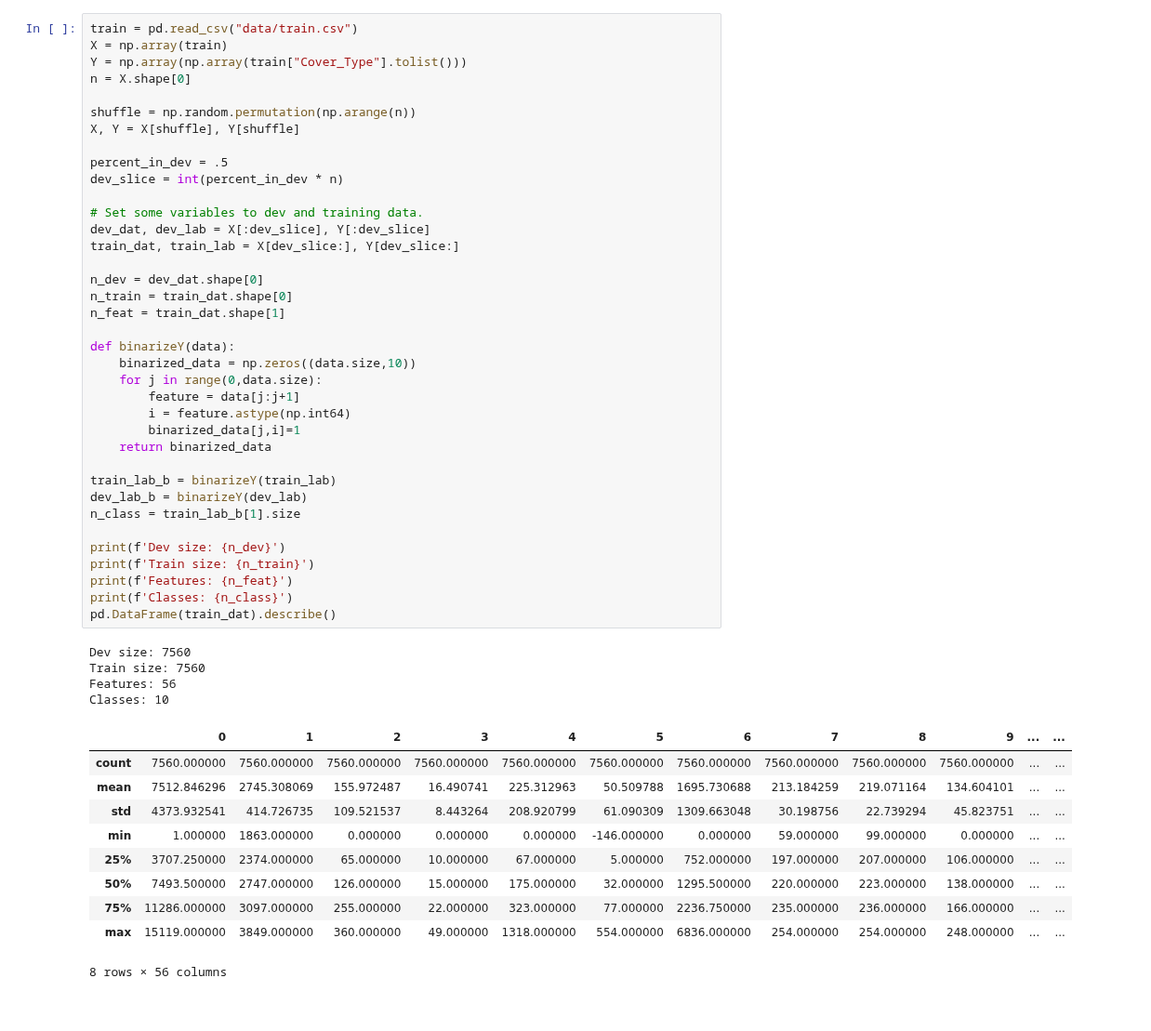
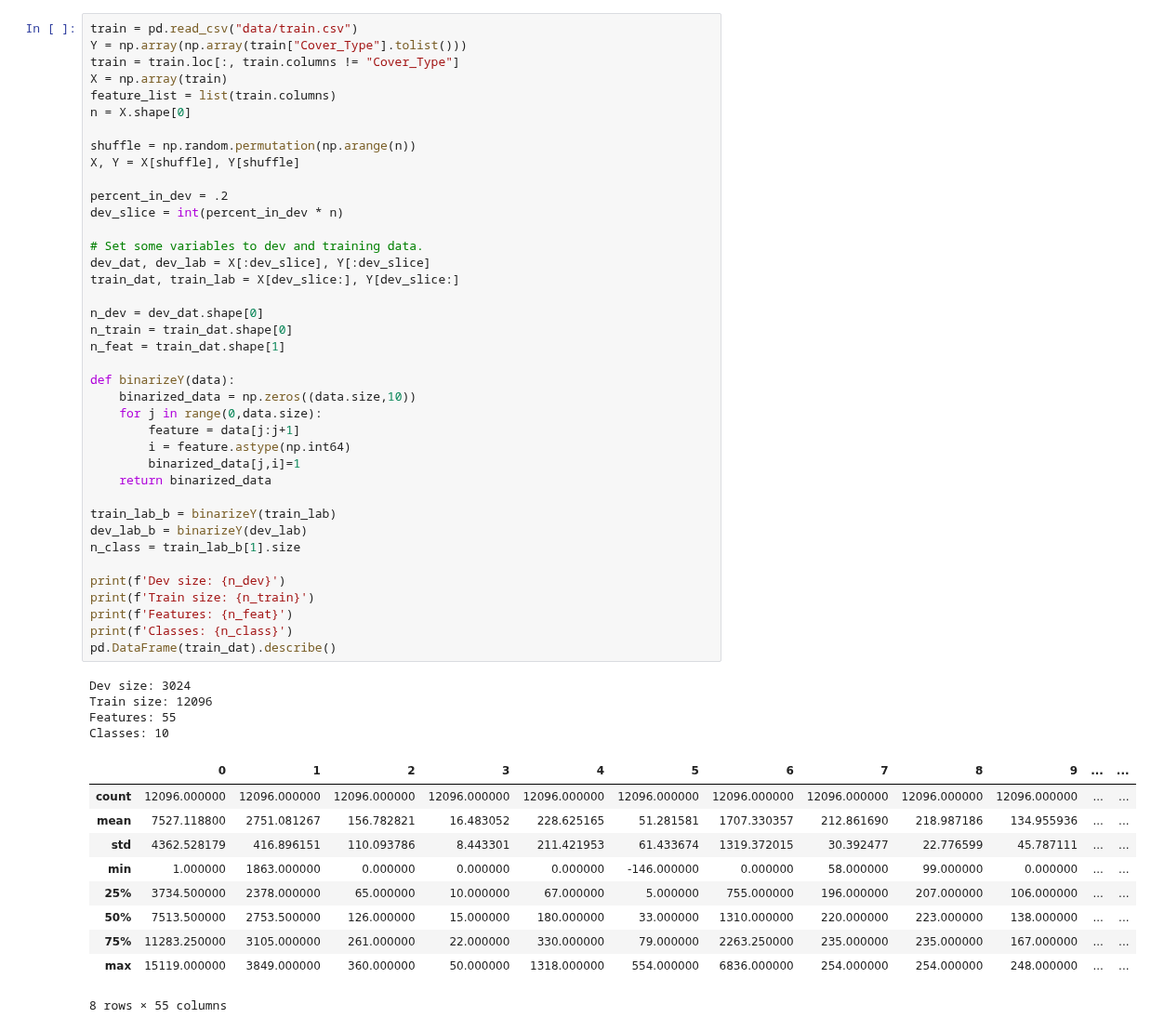
Before and after one commit to sams-data/mids-w207_9_sp22_forest_cover_classification, a Jupyter notebook: sams-randomforest.ipynb, the cells around one changed output. Shown at 93% size. Drawn from its saved outputs; the diff is of its cells as text.

```diff
--- a/sams-randomforest.ipynb
+++ b/sams-randomforest.ipynb
@@ -16,56 +18,58 @@ warnings.filterwarnings('ignore')
 np.random.seed(0)
 # %%
 train = pd.read_csv("data/train.csv")
+Y = np.array(np.array(train["Cover_Type"].tolist()))
+train = train.loc[:, train.columns != "Cover_Type"]
 X = np.array(train)
-Y = np.array(np.array(train["Cover_Type"].tolist()))
+feature_list = list(train.columns)
 n = X.shape[0]
 
 shuffle = np.random.permutation(np.arange(n))
 X, Y = X[shuffle], Y[shuffle]
 
-percent_in_dev = .5
+percent_in_dev = .2
 dev_slice = int(percent_in_dev * n)
 
 # Set some variables to dev and training data.
 dev_dat, dev_lab = X[:dev_slice], Y[:dev_slice]
 train_dat, train_lab = X[dev_slice:], Y[dev_slice:]
 
 n_dev = dev_dat.shape[0]
 n_train = train_dat.shape[0]
 n_feat = train_dat.shape[1]
 
 def binarizeY(data):
     binarized_data = np.zeros((data.size,10))
     for j in range(0,data.size):
         feature = data[j:j+1]
         i = feature.astype(np.int64)
         binarized_data[j,i]=1
     return binarized_data
 
 train_lab_b = binarizeY(train_lab)
 dev_lab_b = binarizeY(dev_lab)
 n_class = train_lab_b[1].size
 
 print(f'Dev size: {n_dev}')
 print(f'Train size: {n_train}')
 print(f'Features: {n_feat}')
 print(f'Classes: {n_class}')
 pd.DataFrame(train_dat).describe()
 # %% [output]
-Dev size: 7560
-Train size: 7560
-Features: 56
+Dev size: 3024
+Train size: 12096
+Features: 55
 Classes: 10
 |  | 0 | 1 | 2 | 3 | 4 | 5 | 6 | 7 | 8 | 9 | ... | ... |
-| count | 7560.000000 | 7560.000000 | 7560.000000 | 7560.000000 | 7560.000000 | 7560.000000 | 7560.000000 | 7560.000000 | 7560.000000 | 7560.000000 | ... | ... |
-| mean | 7512.846296 | 2745.308069 | 155.972487 | 16.490741 | 225.312963 | 50.509788 | 1695.730688 | 213.184259 | 219.071164 | 134.604101 | ... | ... |
-| std | 4373.932541 | 414.726735 | 109.521537 | 8.443264 | 208.920799 | 61.090309 | 1309.663048 | 30.198756 | 22.739294 | 45.823751 | ... | ... |
-| min | 1.000000 | 1863.000000 | 0.000000 | 0.000000 | 0.000000 | -146.000000 | 0.000000 | 59.000000 | 99.000000 | 0.000000 | ... | ... |
-| 25% | 3707.250000 | 2374.000000 | 65.000000 | 10.000000 | 67.000000 | 5.000000 | 752.000000 | 197.000000 | 207.000000 | 106.000000 | ... | ... |
-| 50% | 7493.500000 | 2747.000000 | 126.000000 | 15.000000 | 175.000000 | 32.000000 | 1295.500000 | 220.000000 | 223.000000 | 138.000000 | ... | ... |
-| 75% | 11286.000000 | 3097.000000 | 255.000000 | 22.000000 | 323.000000 | 77.000000 | 2236.750000 | 235.000000 | 236.000000 | 166.000000 | ... | ... |
-| max | 15119.000000 | 3849.000000 | 360.000000 | 49.000000 | 1318.000000 | 554.000000 | 6836.000000 | 254.000000 | 254.000000 | 248.000000 | ... | ... |
+| count | 12096.000000 | 12096.000000 | 12096.000000 | 12096.000000 | 12096.000000 | 12096.000000 | 12096.000000 | 12096.000000 | 12096.000000 | 12096.000000 | ... | ... |
+| mean | 7527.118800 | 2751.081267 | 156.782821 | 16.483052 | 228.625165 | 51.281581 | 1707.330357 | 212.861690 | 218.987186 | 134.955936 | ... | ... |
+| std | 4362.528179 | 416.896151 | 110.093786 | 8.443301 | 211.421953 | 61.433674 | 1319.372015 | 30.392477 | 22.776599 | 45.787111 | ... | ... |
+| min | 1.000000 | 1863.000000 | 0.000000 | 0.000000 | 0.000000 | -146.000000 | 0.000000 | 58.000000 | 99.000000 | 0.000000 | ... | ... |
+| 25% | 3734.500000 | 2378.000000 | 65.000000 | 10.000000 | 67.000000 | 5.000000 | 755.000000 | 196.000000 | 207.000000 | 106.000000 | ... | ... |
+| 50% | 7513.500000 | 2753.500000 | 126.000000 | 15.000000 | 180.000000 | 33.000000 | 1310.000000 | 220.000000 | 223.000000 | 138.000000 | ... | ... |
+| 75% | 11283.250000 | 3105.000000 | 261.000000 | 22.000000 | 330.000000 | 79.000000 | 2263.250000 | 235.000000 | 235.000000 | 167.000000 | ... | ... |
+| max | 15119.000000 | 3849.000000 | 360.000000 | 50.000000 | 1318.000000 | 554.000000 | 6836.000000 | 254.000000 | 254.000000 | 248.000000 | ... | ... |
-8 rows × 56 columns
+8 rows × 55 columns
 # %%
 train_dat = normalize(train_dat, axis=0, norm='max')
 dev_dat = normalize(dev_dat, axis=0, norm='max')
```
Also changed, not shown: parts of 5 cells of this notebook, 4 other files.
